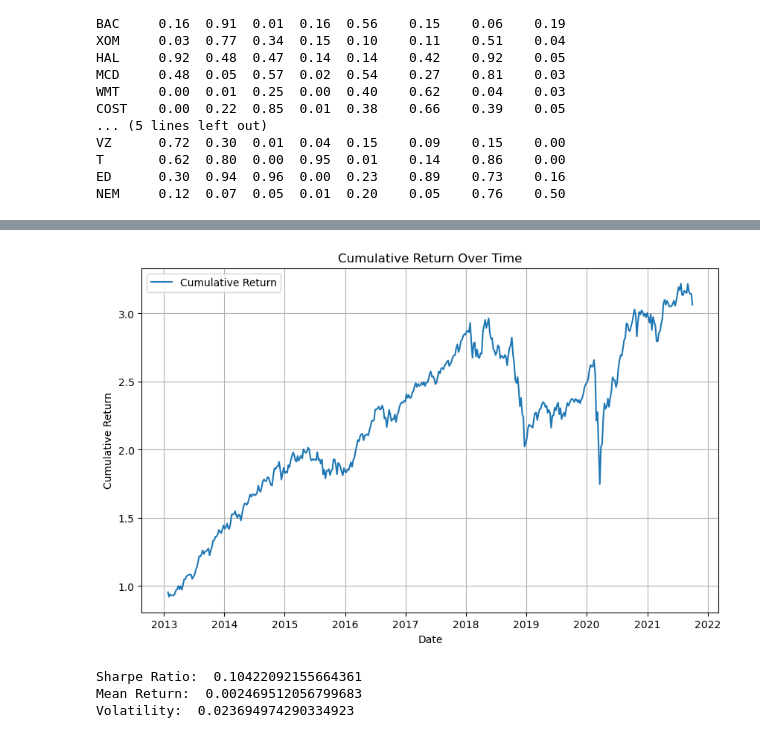
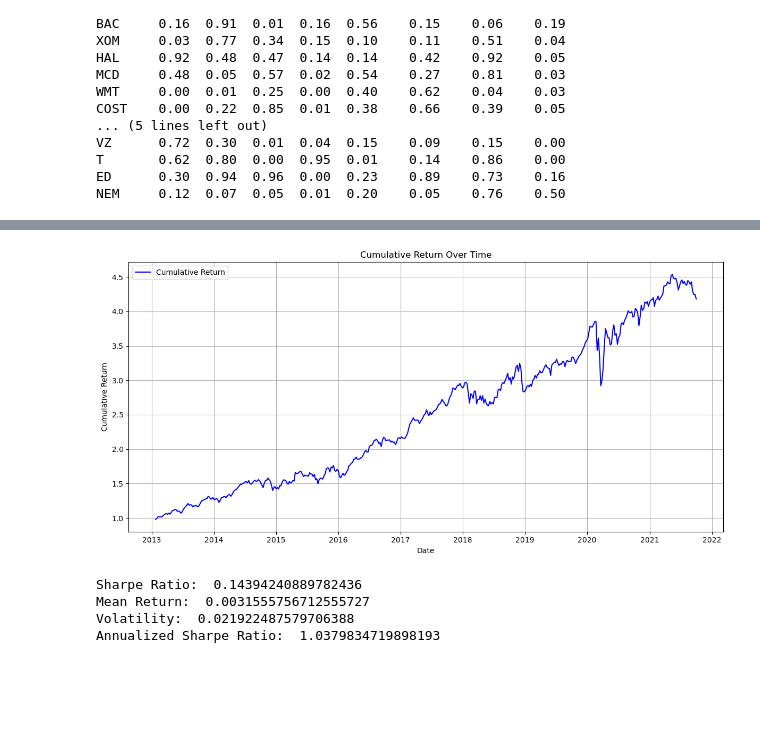
Before and after one commit to BaochaiXue/E2E-DRO_2024, a Jupyter notebook: main_eps_control.ipynb, the cells around one changed output, grey strips where cells are left out. Cells and saved outputs as stored; diff of their text form; code cells hidden in the pictures; blank space fills up the shorter version.

```diff
--- a/main_eps_control.ipynb
+++ b/main_eps_control.ipynb
@@ -586,10 +609,7 @@ class E2E_net_Eps_Control(nn.Module):
         self, X: torch.Tensor, Y: torch.Tensor
     ) -> tuple[torch.Tensor, torch.Tensor]:
         # Generate predictions for each time step in X
-        Y_hat: torch.Tensor = torch.stack(
-            [self.pred_layer(x_t) for x_t in X]
-        )  # Shape: (n_obs+1, n_y)
-
+        Y_hat: torch.Tensor = self.pred_layer(X)  # Shape: (n_obs + 1, n_y)
         # Calculate residuals
         ep: torch.Tensor = Y - Y_hat[:-1]  # Shape: (n_obs, n_y)
         # Calculate overall standard deviation (scalar)
@@ -761,7 +781,7 @@ class E2E_net_Eps_Control(nn.Module):
                 self.load_state_dict(
                     torch.load(
                         self.cache_path + self.model_name + "_model_" + str(i) + ".pt",
-                        weights_only=False,
+                        weights_only=True,
                     )
                 )
             # Train the model
@@ -785,9 +805,6 @@ class E2E_net_Eps_Control(nn.Module):
                     y_perf = y_perf.to(next(self.parameters()).device)
 
                     z_star, _ = self(x.squeeze(), y.squeeze())
-                    if not np.isclose(torch.sum(z_star).cpu().numpy(), 1.0, atol=1e-2):
-                        print(z_star)
-
                     portfolio.weights[t] = z_star.squeeze().cpu().numpy()
                     portfolio.rets[t] = (
                         y_perf.squeeze().cpu().numpy() @ portfolio.weights[t]
@@ -828,18 +845,19 @@ dr_net_eps = E2E_net_Eps_Control(
     cache_path="./cache/",
     performance_period=13,
     prediction_loss_factor=0.5,
-    self_overall_std_dev_factor=0.5,
+    self_overall_std_dev_factor=0.05,
 ).double()
 # Move the model to the appropriate device
 device = torch.device("cuda" if torch.cuda.is_available() else "cpu")
+print("Device: ", device)
 dr_net_eps.to(device)
 dr_net_eps.net_roll_test(
     X_data,
     Y_data,
     n_roll=n_roll,
-    lr=0.0075,
+    lr=0.005,
     epochs=60,
     load_state=[True] * (n_roll),
-    save_state=[False] * (n_roll),
+    save_state=[True] * (n_roll),
 )
 # %% [output]
@@ -855,18 +883,20 @@ Epoch 8/60, Loss: -0.2184
 # %%
 portfolio = dr_net_eps.portfolio
-portfolio.plot_cumret()
+portfolio.plot_cumulative_returns()
 # %% [output]
-[figure, old version]
+[figure, new version]
 # %%
 # print the sharpe ratio
 print("Sharpe Ratio: ", portfolio.sharpe)
 print("Mean Return: ", portfolio.mean)
 print("Volatility: ", portfolio.vol)
+print("Annualized Sharpe Ratio: ", portfolio.sharpe * np.sqrt(52))
 analyze = analyze_returns(portfolio.returns, risk_free_rate=0, frequency=52)
 # %% [output]
-Sharpe Ratio:  0.10422092155664361
-Mean Return:  0.002469512056799683
-Volatility:  0.023694974290334923
+Sharpe Ratio:  0.14394240889782436
+Mean Return:  0.0031555756712555727
+Volatility:  0.021922487579706388
+Annualized Sharpe Ratio:  1.0379834719898193
 # %%
 print("Analysis Results: ", analyze["SharpeRatiosPerYear"])
 print("Mean Sharpe Ratio: ", np.mean(list(analyze["SharpeRatiosPerYear"].values())))
```
Also changed, not shown: parts of 4 cells of this notebook, 26 other files.
